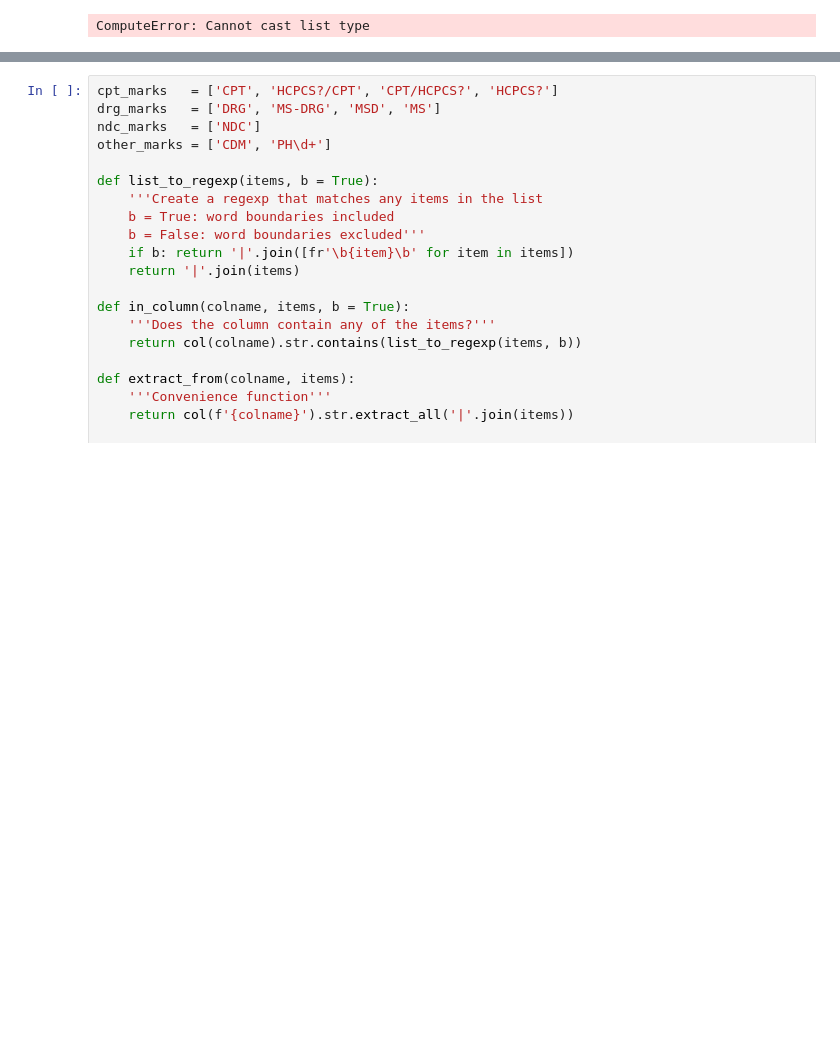
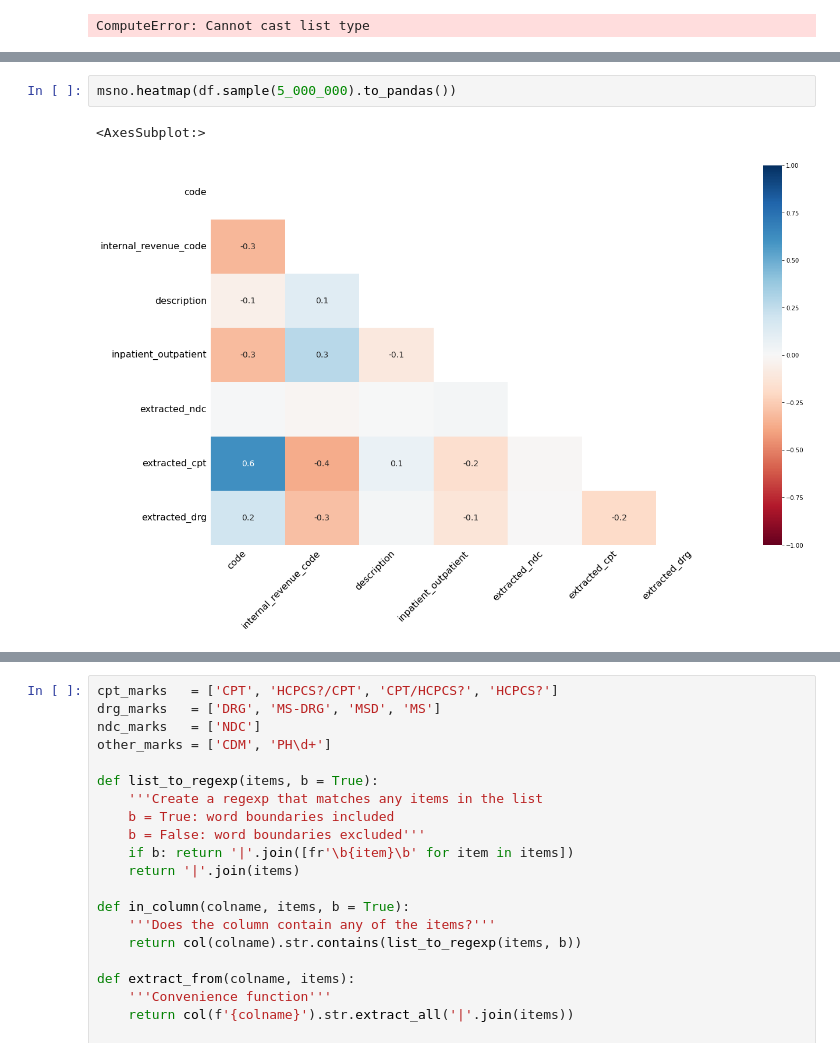
Before and after one commit to alecstein/dolt_datascience, a Jupyter notebook: hospitals_v3/cleanup/cleaning-hospitals-dataset.ipynb, the cells around one changed output, grey strips where cells are left out. Cells and saved outputs as stored; diff of their text form; blank space fills up the shorter version.

```diff
--- a/hospitals_v3/cleanup/cleaning-hospitals-dataset.ipynb
+++ b/hospitals_v3/cleanup/cleaning-hospitals-dataset.ipynb
@@ -636,0 +749,5 @@ ComputeError: Cannot cast list type
+# %%
+msno.heatmap(df.sample(5_000_000).to_pandas())
+# %% [output]
+<AxesSubplot:>
+[figure, added]
```
Also changed, not shown: parts of 15 cells of this notebook.
